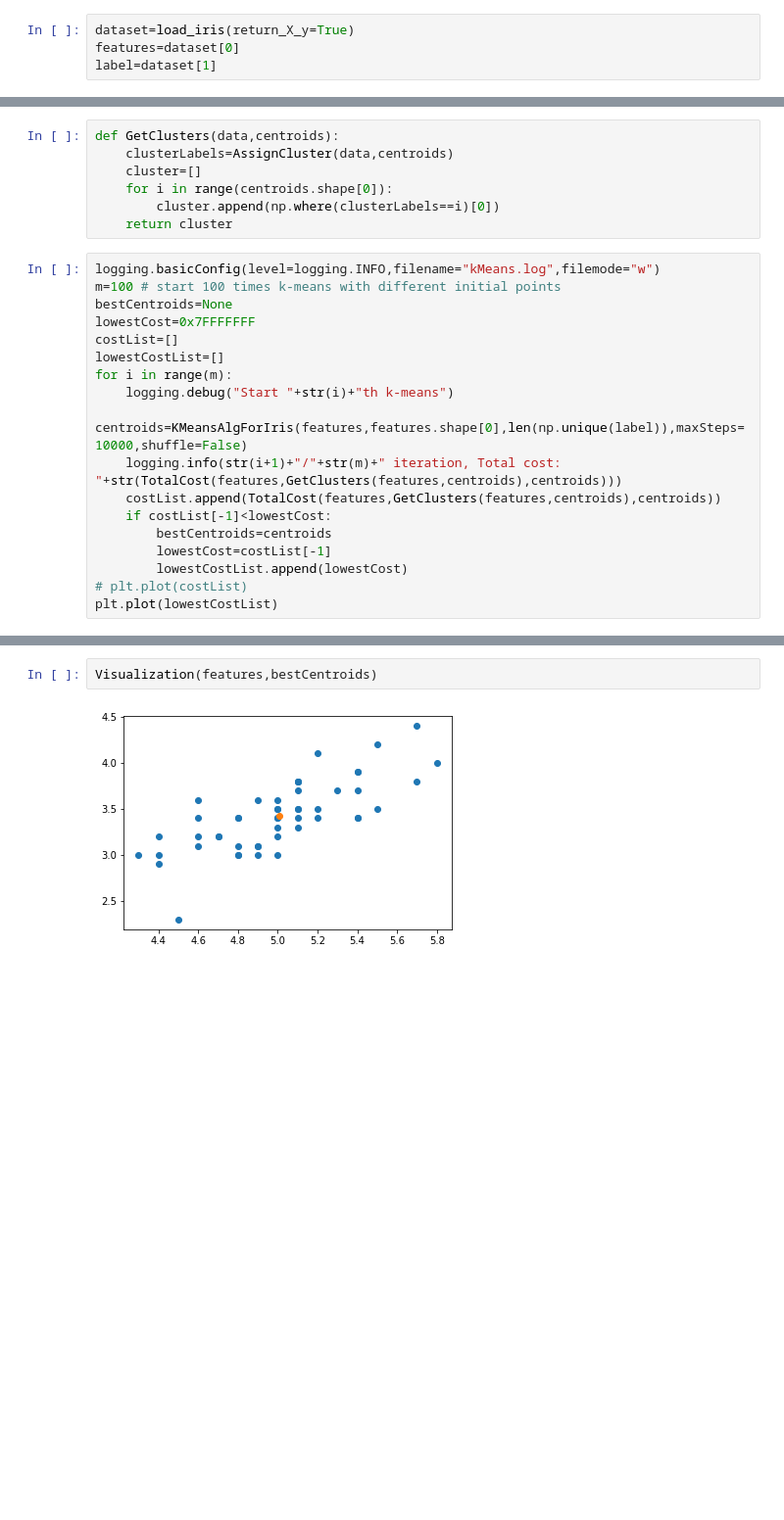
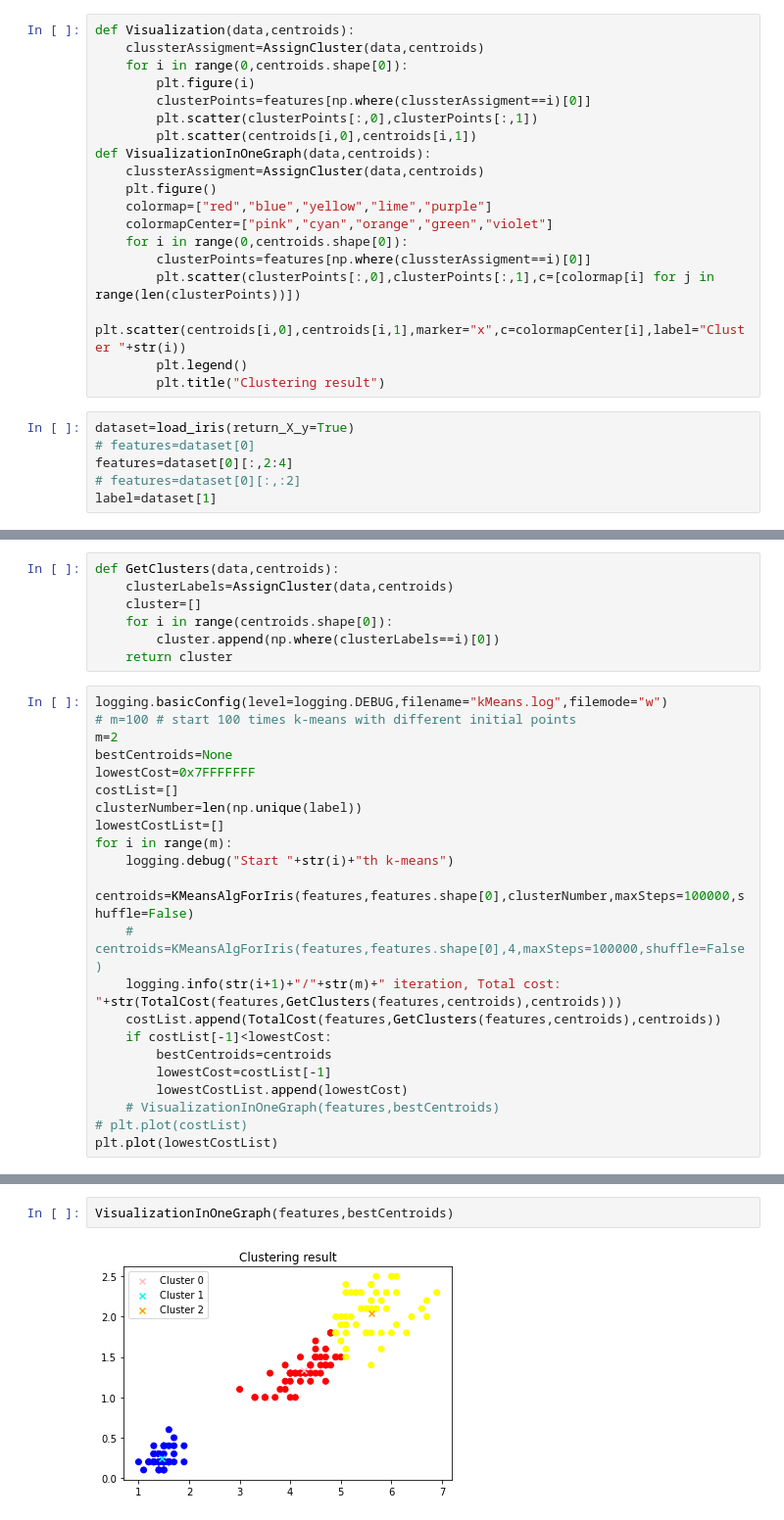
Before and after one commit to Silas-X/CVandImageProcessingLesson, a Jupyter notebook: Assignments1/ClusterOfIrisKmeans.ipynb, the cells around one changed output, grey strips where cells are left out. Shown: that part at 98% size. Saved outputs shown, nothing was run; the diff lists cells and outputs as text; blank space fills up the shorter version.

```diff
--- a/Assignments1/ClusterOfIrisKmeans.ipynb
+++ b/Assignments1/ClusterOfIrisKmeans.ipynb
@@ -4,9 +4,30 @@ from matplotlib import pyplot as plt
 from sklearn.datasets import load_iris
 from Clustering.kMeansAlg import distance,KMeansAlgForIris,AssignCluster
 import logging
+# %%
+def Visualization(data,centroids):
+    clussterAssigment=AssignCluster(data,centroids)
+    for i in range(0,centroids.shape[0]):
+        plt.figure(i)
+        clusterPoints=features[np.where(clussterAssigment==i)[0]]
+        plt.scatter(clusterPoints[:,0],clusterPoints[:,1])
+        plt.scatter(centroids[i,0],centroids[i,1])
+def VisualizationInOneGraph(data,centroids):
+    clussterAssigment=AssignCluster(data,centroids)
+    plt.figure()
+    colormap=["red","blue","yellow","lime","purple"]
+    colormapCenter=["pink","cyan","orange","green","violet"]
+    for i in range(0,centroids.shape[0]):
+        clusterPoints=features[np.where(clussterAssigment==i)[0]]
+        plt.scatter(clusterPoints[:,0],clusterPoints[:,1],c=[colormap[i] for j in range(len(clusterPoints))])
+        plt.scatter(centroids[i,0],centroids[i,1],marker="x",c=colormapCenter[i],label="Cluster "+str(i))
+        plt.legend()
+        plt.title("Clustering result")
 # %%
 dataset=load_iris(return_X_y=True)
-features=dataset[0]
+# features=dataset[0]
+features=dataset[0][:,2:4]
+# features=dataset[0][:,:2]
 label=dataset[1]
 # %%
 def TotalCost(data,clusters,centroids):
@@ -22,21 +43,25 @@ def GetClusters(data,centroids):
         cluster.append(np.where(clusterLabels==i)[0])
     return cluster
 # %%
-logging.basicConfig(level=logging.INFO,filename="kMeans.log",filemode="w")
-m=100 # start 100 times k-means with different initial points
+logging.basicConfig(level=logging.DEBUG,filename="kMeans.log",filemode="w")
+# m=100 # start 100 times k-means with different initial points
+m=2
 bestCentroids=None
 lowestCost=0x7FFFFFFF
 costList=[]
+clusterNumber=len(np.unique(label))
 lowestCostList=[]
 for i in range(m):
     logging.debug("Start "+str(i)+"th k-means")
-    centroids=KMeansAlgForIris(features,features.shape[0],len(np.unique(label)),maxSteps=10000,shuffle=False)
+    centroids=KMeansAlgForIris(features,features.shape[0],clusterNumber,maxSteps=100000,shuffle=False)
+    # centroids=KMeansAlgForIris(features,features.shape[0],4,maxSteps=100000,shuffle=False)
     logging.info(str(i+1)+"/"+str(m)+" iteration, Total cost: "+str(TotalCost(features,GetClusters(features,centroids),centroids)))
     costList.append(TotalCost(features,GetClusters(features,centroids),centroids))
     if costList[-1]<lowestCost:
         bestCentroids=centroids
         lowestCost=costList[-1]
         lowestCostList.append(lowestCost)
+    # VisualizationInOneGraph(features,bestCentroids)
 # plt.plot(costList)
 plt.plot(lowestCostList)
 # %% [output]
@@ -53,4 +70,4 @@ def Visualization(data,centroids):
 # %%
-Visualization(features,bestCentroids)
+VisualizationInOneGraph(features,bestCentroids)
 # %% [output]
-[figure, old version]
+[figure, new version]
```
Also changed, not shown: parts of 10 cells of this notebook.
